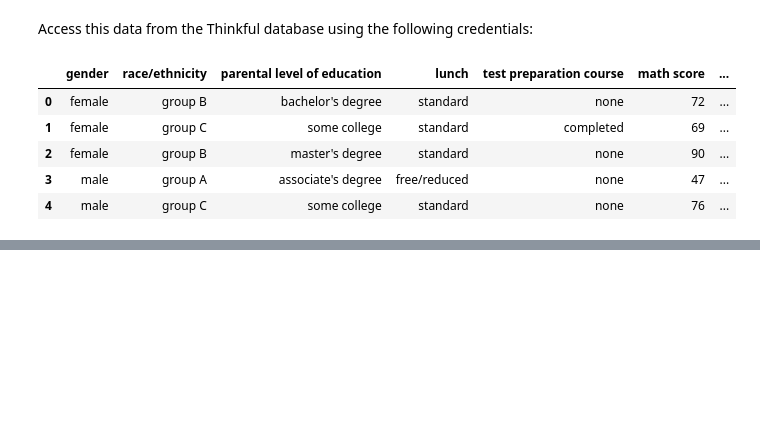
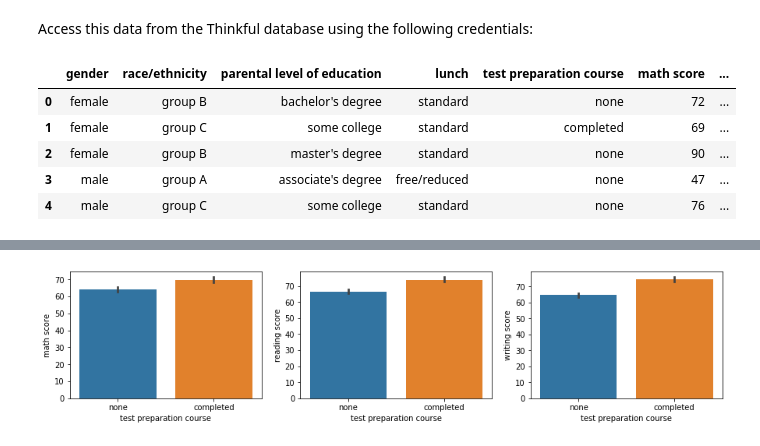
Before and after one commit to cnarrieta18/Thinkful, a Jupyter notebook: 5_Supervised_Learning/Thinkful_Module_16_Data_Exploration_2.ipynb, the cells around one changed output, grey strips where cells are left out. Drawn from its saved outputs; the diff is of its cells as text; code cells hidden in the pictures; blank space fills up the shorter version.

```diff
--- a/5_Supervised_Learning/Thinkful_Module_16_Data_Exploration_2.ipynb
+++ b/5_Supervised_Learning/Thinkful_Module_16_Data_Exploration_2.ipynb
@@ -59,0 +304,13 @@ studentsperformance_df.head(5)
+# %%
+plt.figure(figsize=[15,3])
+
+plt.subplot(1,3,1)
+sns.barplot(studentsperformance_df['test preparation course'], studentsperformance_df['math score'])
+
+plt.subplot(1,3,2)
+sns.barplot(studentsperformance_df['test preparation course'], studentsperformance_df['reading score'])
+
+plt.subplot(1,3,3)
+sns.barplot(studentsperformance_df['test preparation course'], studentsperformance_df['writing score']);
+# %% [output]
+[figure, added]
```
Also changed, not shown: parts of 18 cells of this notebook.
